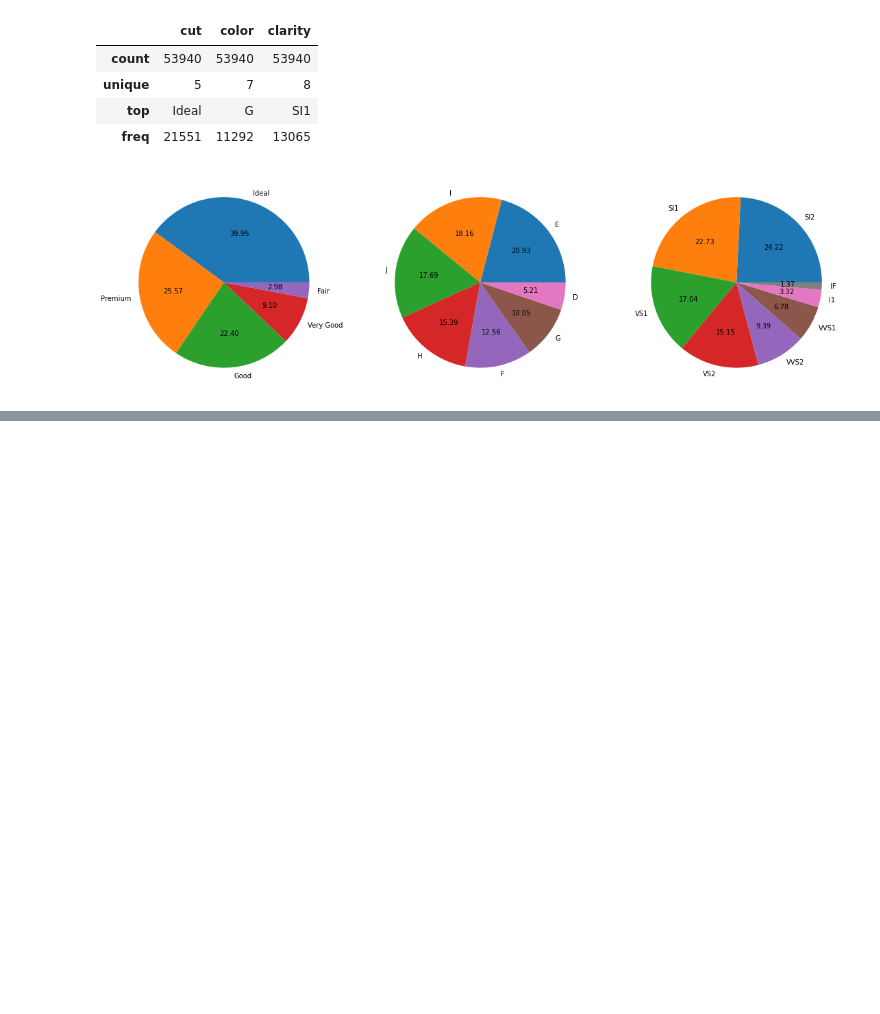
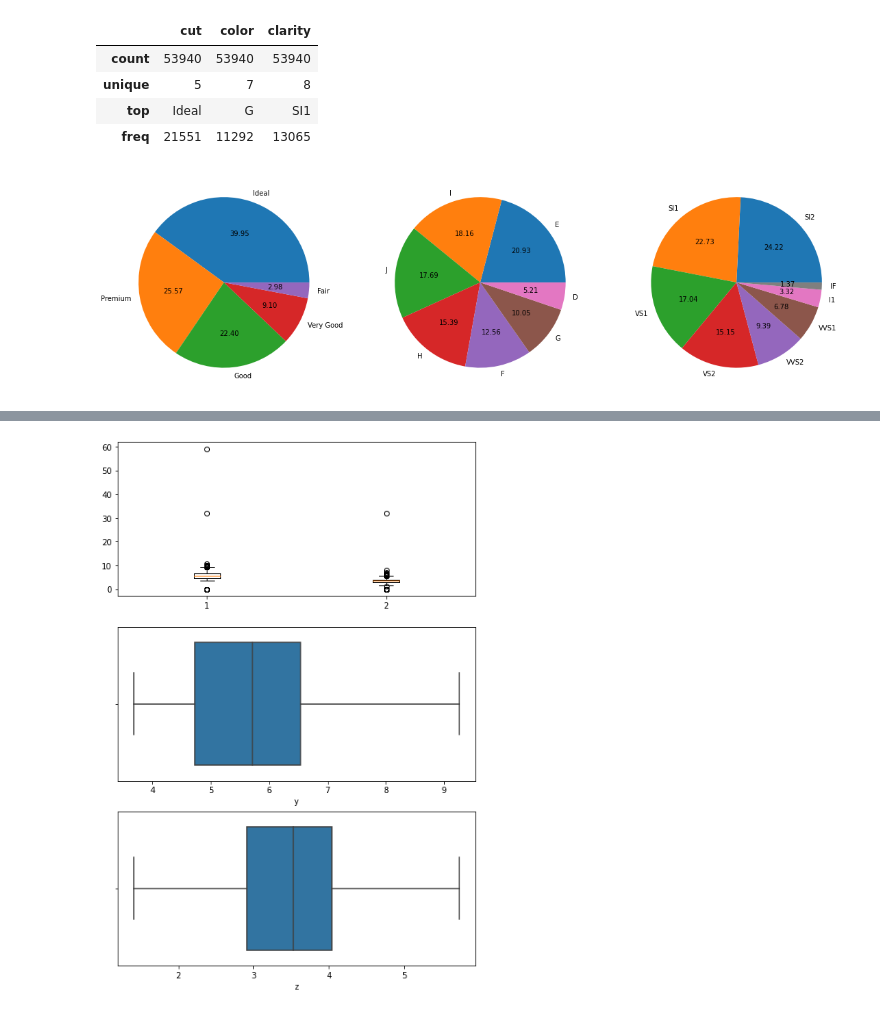
Before and after one commit to jamate16/datascience_notebooks, a Jupyter notebook: regression-1-diamonds.ipynb, the cells around one changed output, grey strips where cells are left out. Drawn from its saved outputs; the diff is of its cells as text; code cells hidden in the pictures; blank space fills up the shorter version.

```diff
--- a/regression-1-diamonds.ipynb
+++ b/regression-1-diamonds.ipynb
@@ -114,0 +138,13 @@ plt.show()
+# %%
+# Let's explore with the help of a box plot y and z
+fig, ax = plt.subplots(3, 1, figsize=(8, 12))
+ax[0].boxplot(df_data[["y", "z"]])
+
+# There are three outliers that don't allow the boxplot to be seen
+
+# With Seaborn's boxplot it is easy to ignore outliers on the plot
+sns.boxplot(data=df_data, x="y", showfliers=False, ax=ax[1])
+sns.boxplot(data=df_data, x="z", showfliers=False, ax=ax[2])
+plt.show()
+# %% [output]
+[figure, added]
```
Also changed, not shown: parts of 8 cells of this notebook.
